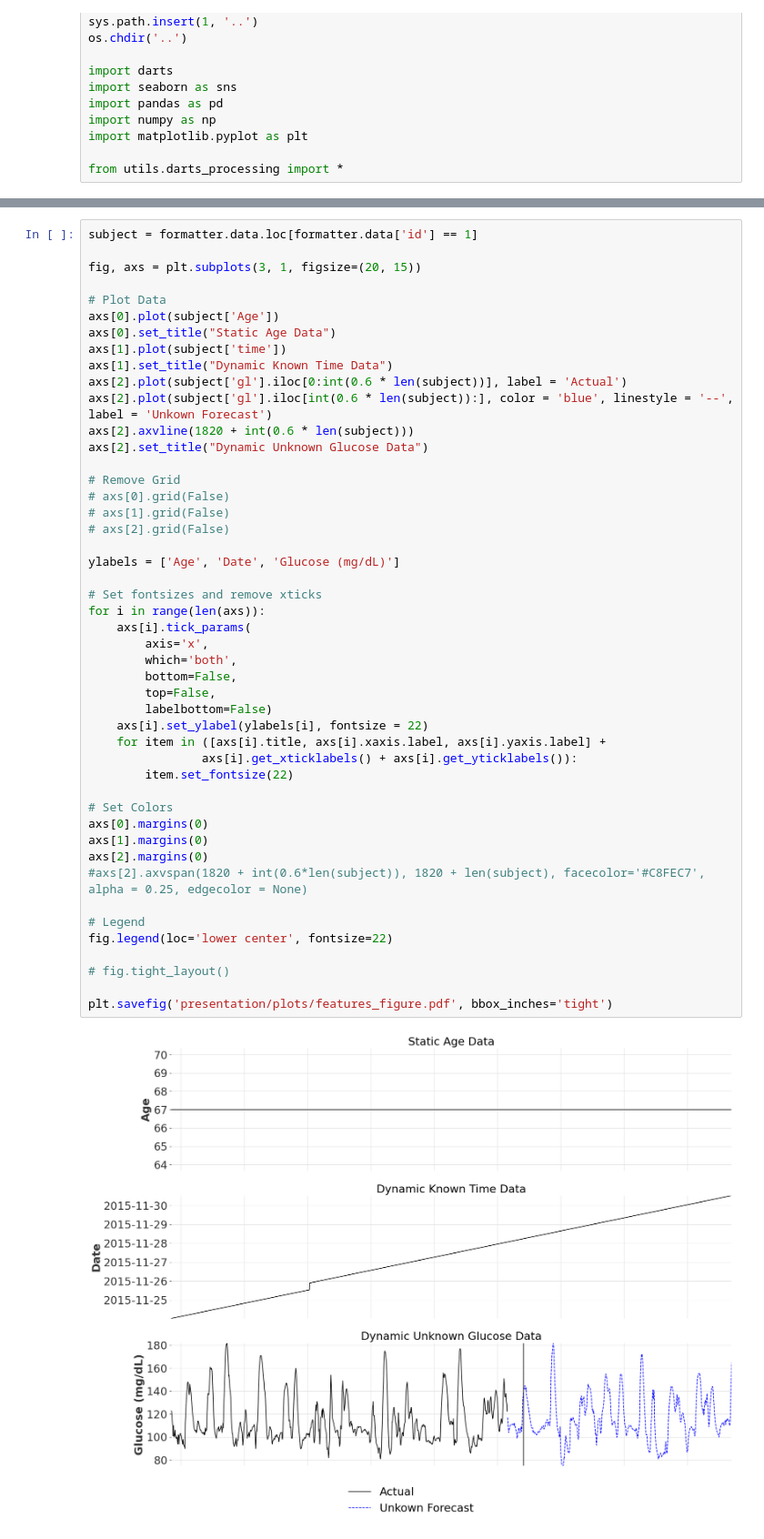
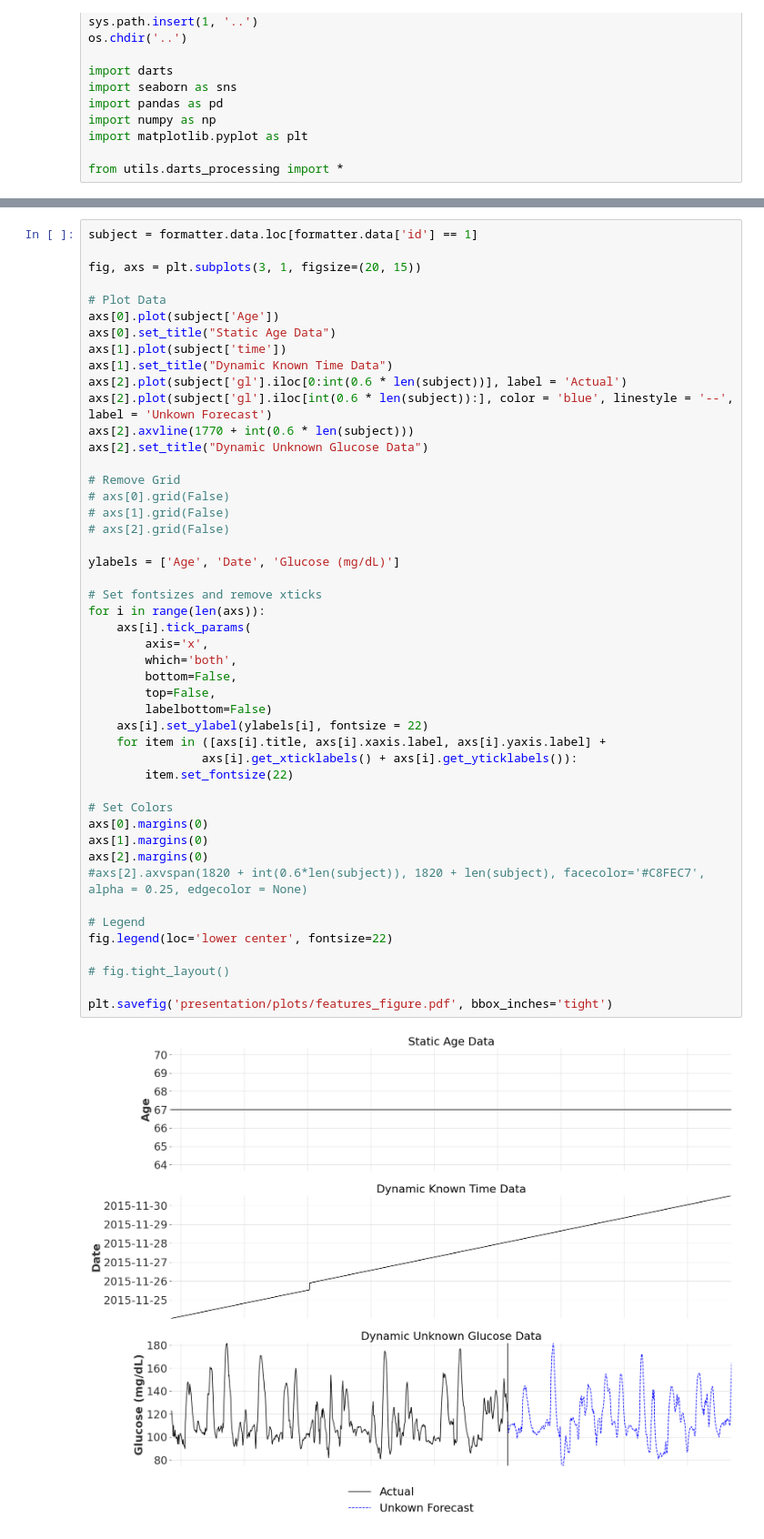
Before and after one commit to IrinaStatsLab/GlucoBench, a Jupyter notebook: presentation/features_plot.ipynb, the cells around one changed output, grey strips where cells are left out. Shown at 91% size. Cells and saved outputs as stored; diff of their text form.

Commit message:
updates features plot

```diff
--- a/presentation/features_plot.ipynb
+++ b/presentation/features_plot.ipynb
@@ -45,7 +45,7 @@ axs[1].plot(subject['time'])
 axs[1].set_title("Dynamic Known Time Data")
 axs[2].plot(subject['gl'].iloc[0:int(0.6 * len(subject))], label = 'Actual')
 axs[2].plot(subject['gl'].iloc[int(0.6 * len(subject)):], color = 'blue', linestyle = '--', label = 'Unkown Forecast')
-axs[2].axvline(1820 + int(0.6 * len(subject)))
+axs[2].axvline(1770 + int(0.6 * len(subject)))
 axs[2].set_title("Dynamic Unknown Glucose Data")
 
 # Remove Grid
@@ -54,31 +54,31 @@ axs[2].set_title("Dynamic Unknown Glucose Data")
 # axs[2].grid(False)
 
 ylabels = ['Age', 'Date', 'Glucose (mg/dL)']
 
 # Set fontsizes and remove xticks
 for i in range(len(axs)):
     axs[i].tick_params(
         axis='x',
         which='both',
         bottom=False,
         top=False,
         labelbottom=False)
     axs[i].set_ylabel(ylabels[i], fontsize = 22)
     for item in ([axs[i].title, axs[i].xaxis.label, axs[i].yaxis.label] +
                 axs[i].get_xticklabels() + axs[i].get_yticklabels()):
         item.set_fontsize(22)
 
 # Set Colors
 axs[0].margins(0)
 axs[1].margins(0)
 axs[2].margins(0)
 #axs[2].axvspan(1820 + int(0.6*len(subject)), 1820 + len(subject), facecolor='#C8FEC7', alpha = 0.25, edgecolor = None)
 
 # Legend
 fig.legend(loc='lower center', fontsize=22)
 
 # fig.tight_layout()
 
 plt.savefig('presentation/plots/features_figure.pdf', bbox_inches='tight')
 # %% [output]
-[figure, old version]
+[figure, new version]
```
Also changed, not shown: 1 other file.
